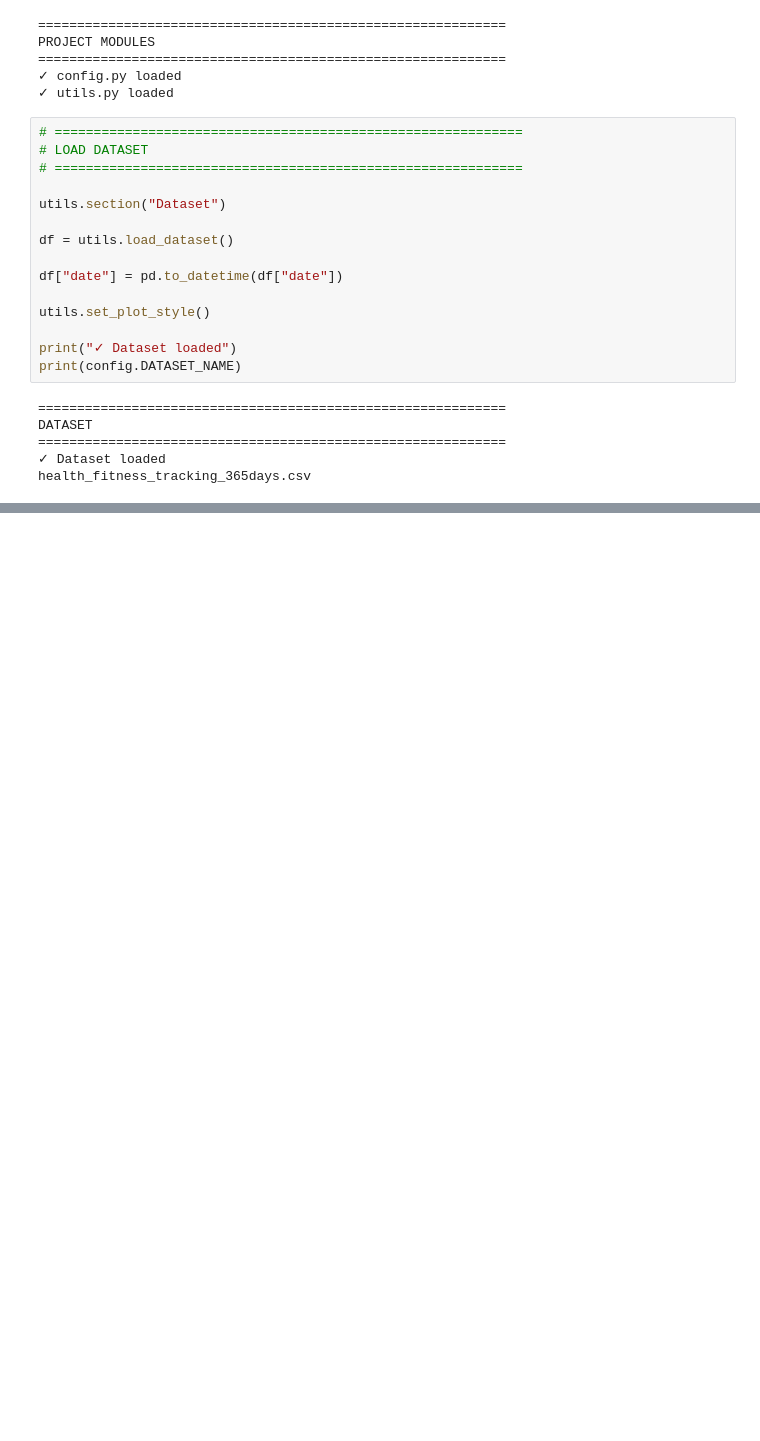
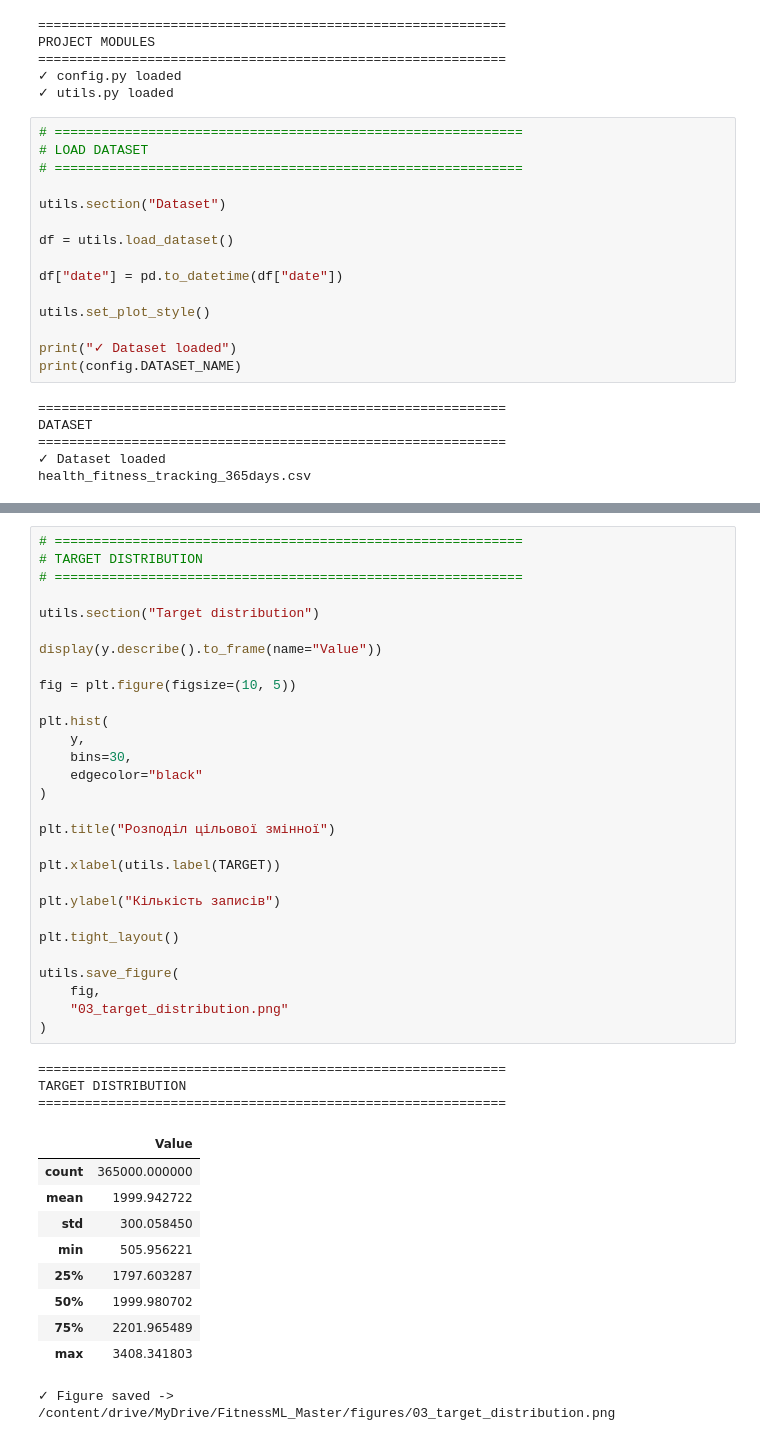
Before and after one commit to HedgeHog777/ai-diploma, a Jupyter notebook: notebooks/03_preprocessing.ipynb, the cells around one changed output, grey strips where cells are left out. Saved outputs shown, nothing was run; the diff lists cells and outputs as text; blank space fills up the shorter version.

```diff
--- a/notebooks/03_preprocessing.ipynb
+++ b/notebooks/03_preprocessing.ipynb
@@ -97,0 +216,43 @@ health_fitness_tracking_365days.csv
+# %%
+# ============================================================
+# TARGET DISTRIBUTION
+# ============================================================
+
+utils.section("Target distribution")
+
+display(y.describe().to_frame(name="Value"))
+
+fig = plt.figure(figsize=(10, 5))
+
+plt.hist(
+    y,
+    bins=30,
+    edgecolor="black"
+)
+
+plt.title("Розподіл цільової змінної")
+
+plt.xlabel(utils.label(TARGET))
+
+plt.ylabel("Кількість записів")
+
+plt.tight_layout()
+
+utils.save_figure(
+    fig,
+    "03_target_distribution.png"
+)
+# %% [output]
+============================================================
+TARGET DISTRIBUTION
+============================================================
+|  | Value |
+| count | 365000.000000 |
+| mean | 1999.942722 |
+| std | 300.058450 |
+| min | 505.956221 |
+| 25% | 1797.603287 |
+| 50% | 1999.980702 |
+| 75% | 2201.965489 |
+| max | 3408.341803 |
+✓ Figure saved -> /content/drive/MyDrive/FitnessML_Master/figures/03_target_distribution.png
```
Also changed, not shown: parts of 20 cells of this notebook, 5 other files.
